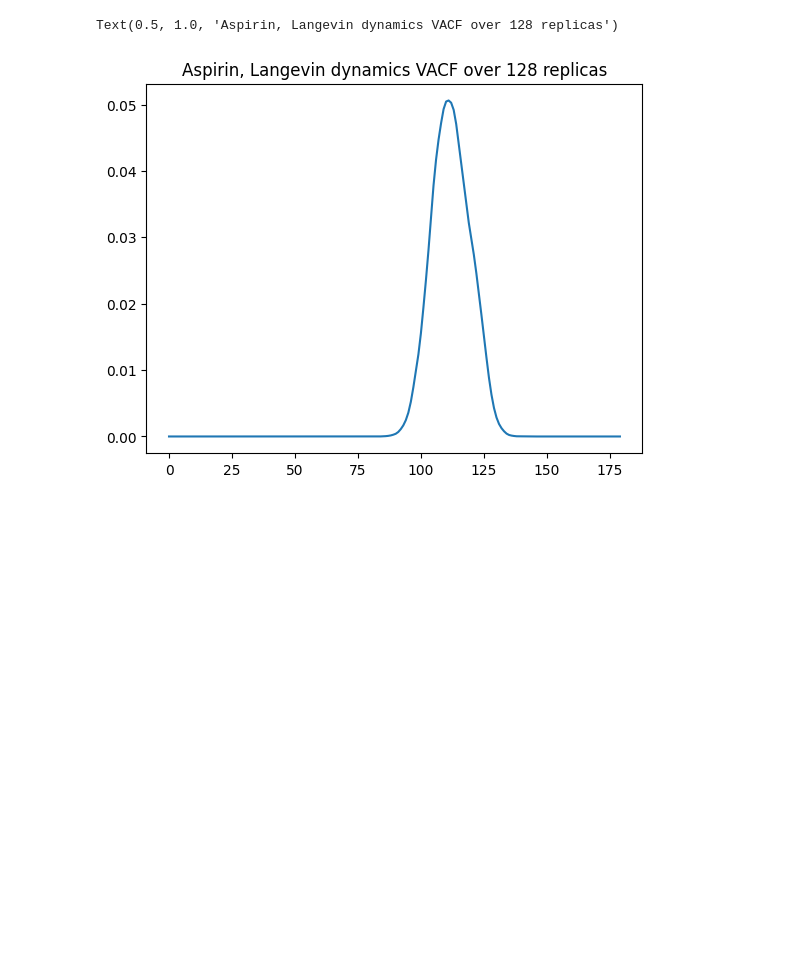
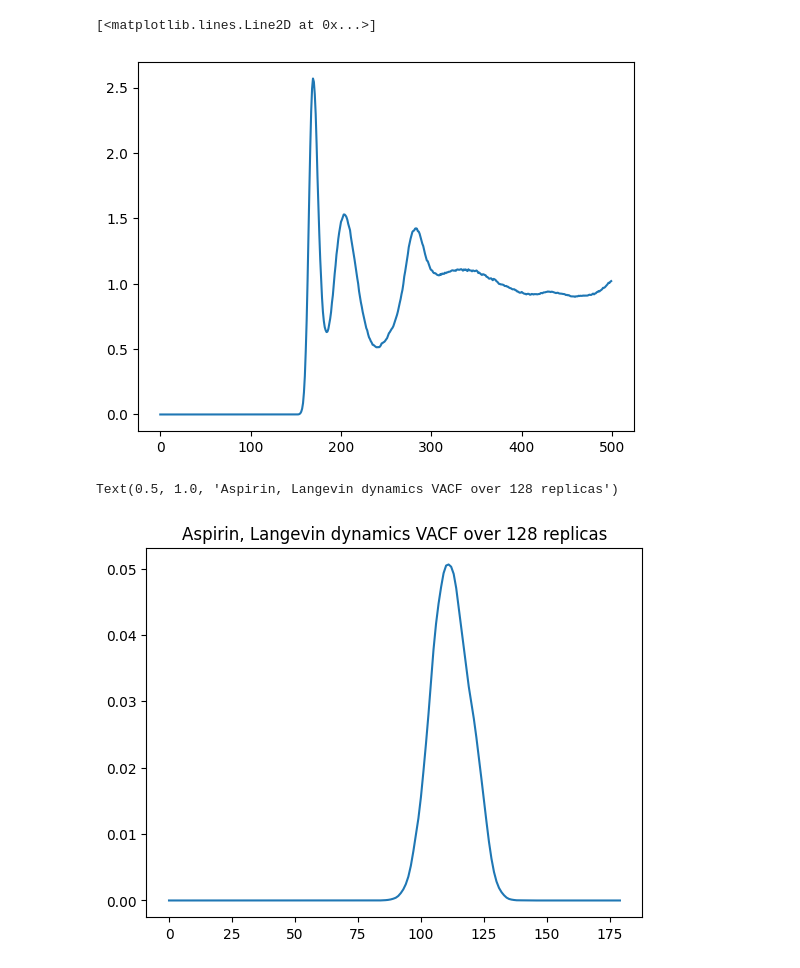
Before and after one commit to jeevster/implicit-md, a Jupyter notebook: Untitled.ipynb, the cells around one changed output. Drawn from its saved outputs; the diff is of its cells as text; code cells hidden in the pictures; blank space fills up the shorter version.

Commit message:
correctly compute stability metrics for lips

```diff
--- a/Untitled.ipynb
+++ b/Untitled.ipynb
@@ -34,36 +34,37 @@ from mdsim.observables.common import BondLengthDeviation
 # cell = torch.Tensor(np.load('/home/sanjeevr/implicit-md/water_cell.npy')).to(device)
 # mean_bond_lens = torch.Tensor(np.load('/home/sanjeevr/implicit-md/water_mean_bond_lens.npy')).to(device)
 # bonds = torch.Tensor(np.load('/home/sanjeevr/implicit-md/water_bonds.npy')).to(torch.long).to(device)
 # gt_rdf = {'OO': torch.Tensor(np.load('results_water/IMPLICIT_gemnet_t_water_TEST_1k_lr=0.001_efweight=1/gt_OO_rdf.npy')).to(device),
 #           'HH': torch.Tensor(np.load('results_water/IMPLICIT_gemnet_t_water_TEST_1k_lr=0.001_efweight=1/gt_HH_rdf.npy')).to(device),
 #           'HO': torch.Tensor(np.load('results_water/IMPLICIT_gemnet_t_water_TEST_1k_lr=0.001_efweight=1/gt_HO_rdf.npy')).to(device)}
 # data_dir = "/data/sanjeevr"
 # rdf_mae = WaterRDFMAE(data_dir, gt_rdf, n_atoms, n_replicas, params, device)
 # bond_length_dev = BondLengthDeviation(bonds, mean_bond_lens, cell, device)
 # intermolecular_distance = MinimumIntermolecularDistance(bonds, cell, device)
 # maes = []
 # bond_devs = []
 # imds = []
 # for i in tqdm(range(200, 10000)):
 #     mae = rdf_mae(positions[(i-200):i:20].unsqueeze(1))
 #     dev = bond_length_dev(positions[i].unsqueeze(0).unsqueeze(0))
 #     imd = intermolecular_distance(positions[i].unsqueeze(0).unsqueeze(0))
 #     maes.append(mae)
 #     bond_devs.append(dev)
 #     imds.append(imd)
 
 # plt.figure()
 # plt.plot([b.cpu() for b in bond_devs[0:10000]], label = "Max Bond Length Deviations")
 # plt.plot([m[1].cpu() for m in maes[0:10000]], label = "RDF MAES")
 # plt.plot([i.cpu() for i in imds[0:10000]], label = "Min Intermolecular Distance")
 # plt.legend()
 # plt.yscale("log")
 # plt.title("Water Instability, Gemnet-T-1k")
 
-test_rdf = np.load("/home/sanjeevr/implicit-md/results_water/IMPLICIT_gemnet_t_water_TEST_imd_metric_lr=0.001_efweight=0/HHrdf_epoch1.npy")
-gt_rdf = np.load("/home/sanjeevr/implicit-md/results_water/IMPLICIT_gemnet_t_water_TEST_imd_metric_lr=0.001_efweight=0/gt_HH_rdf.npy")
-plt.plot(test_rdf)
+gt_rdf = np.load("/home/sanjeevr/implicit-md/results_lips/IMPLICIT_schnet_lips_TEST_lr=0.001_efweight=1/gt_rdf.npy")
 plt.plot(gt_rdf)
+# %% [output]
+[<matplotlib.lines.Line2D at 0x...>]
+[figure, added]
 # %%
 import numpy as np
 import matplotlib.pyplot as plt
```
Also changed, not shown: 10 other files.
